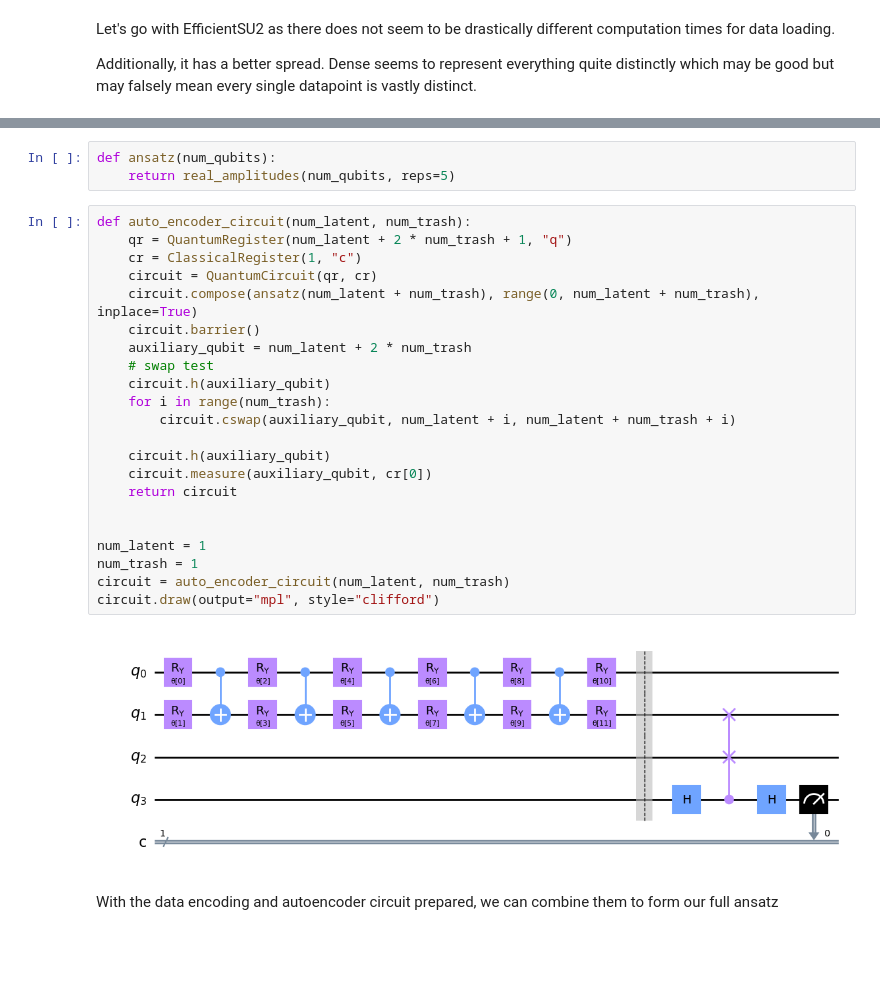
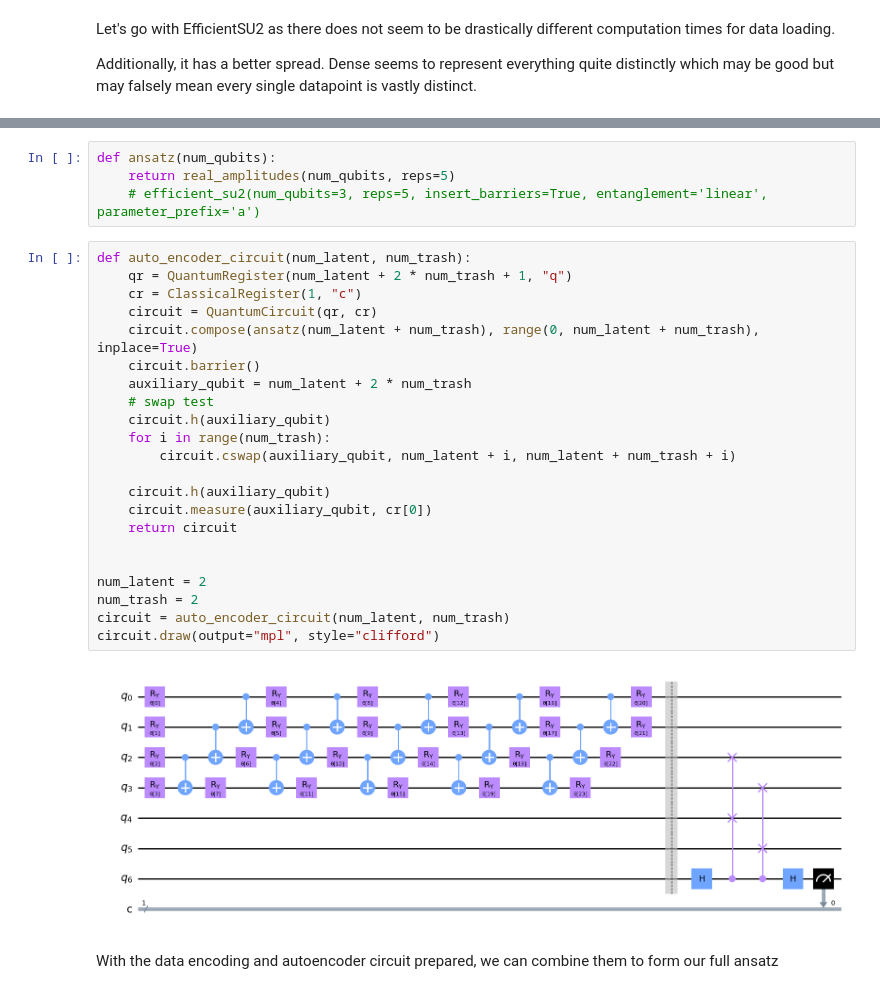
Before and after one commit to RohanSenthil/QAE_BETH_Anomaly, a Jupyter notebook: quantum_autoencoder.ipynb, the cells around one changed output, grey strips where cells are left out. Drawn from its saved outputs; the diff is of its cells as text; blank space fills up the shorter version.

```diff
--- a/quantum_autoencoder.ipynb
+++ b/quantum_autoencoder.ipynb
@@ -250,30 +288,31 @@ encoding_circuit = efficient_su2(num_qubits=2, reps=1, insert_barriers=True, ent
 # %%
 def ansatz(num_qubits):
     return real_amplitudes(num_qubits, reps=5)
+    # efficient_su2(num_qubits=3, reps=5, insert_barriers=True, entanglement='linear', parameter_prefix='a')
 # %%
 def auto_encoder_circuit(num_latent, num_trash):
     qr = QuantumRegister(num_latent + 2 * num_trash + 1, "q")
     cr = ClassicalRegister(1, "c")
     circuit = QuantumCircuit(qr, cr)
     circuit.compose(ansatz(num_latent + num_trash), range(0, num_latent + num_trash), inplace=True)
     circuit.barrier()
     auxiliary_qubit = num_latent + 2 * num_trash
     # swap test
     circuit.h(auxiliary_qubit)
     for i in range(num_trash):
         circuit.cswap(auxiliary_qubit, num_latent + i, num_latent + num_trash + i)
 
     circuit.h(auxiliary_qubit)
     circuit.measure(auxiliary_qubit, cr[0])
     return circuit
 
 
-num_latent = 1
-num_trash = 1
+num_latent = 2
+num_trash = 2
 circuit = auto_encoder_circuit(num_latent, num_trash)
 circuit.draw(output="mpl", style="clifford")
 # %% [output]
-[figure, old version]
+[figure, new version]
 # %% [markdown]
 With the data encoding and autoencoder circuit prepared, we can combine them to form our full ansatz
 # %%
```
Also changed, not shown: parts of 17 cells of this notebook, 21 other files.
